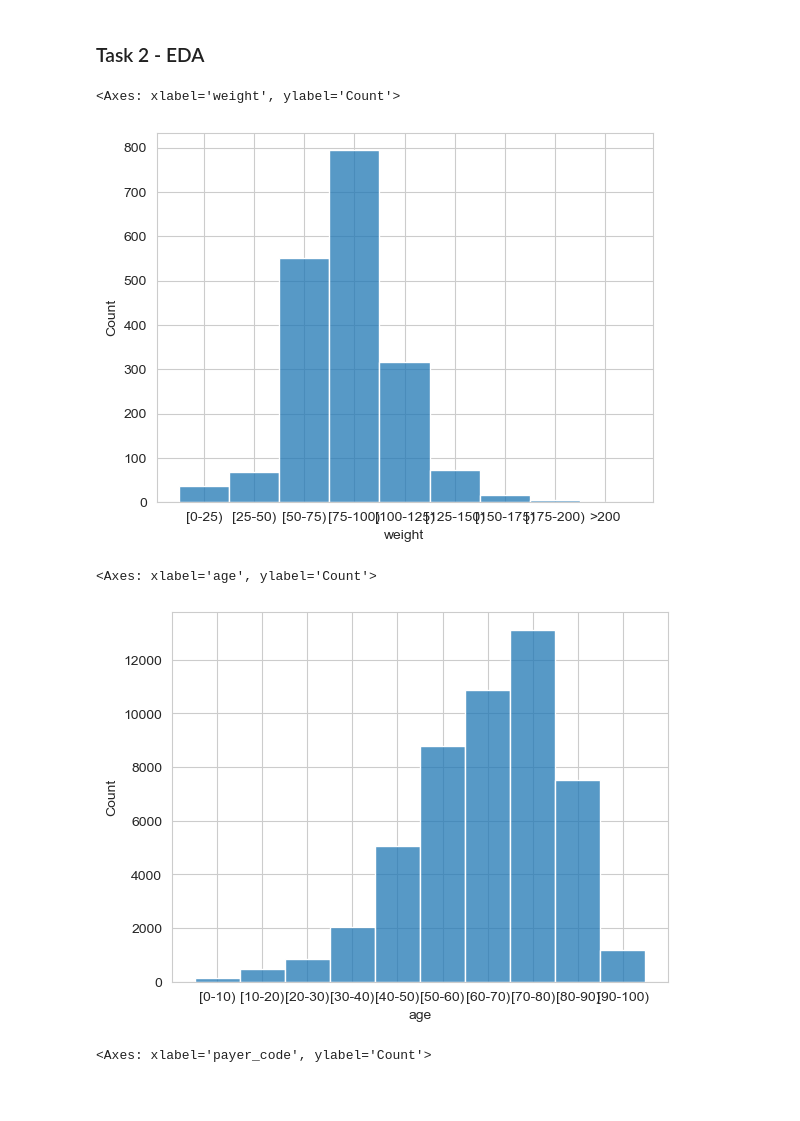
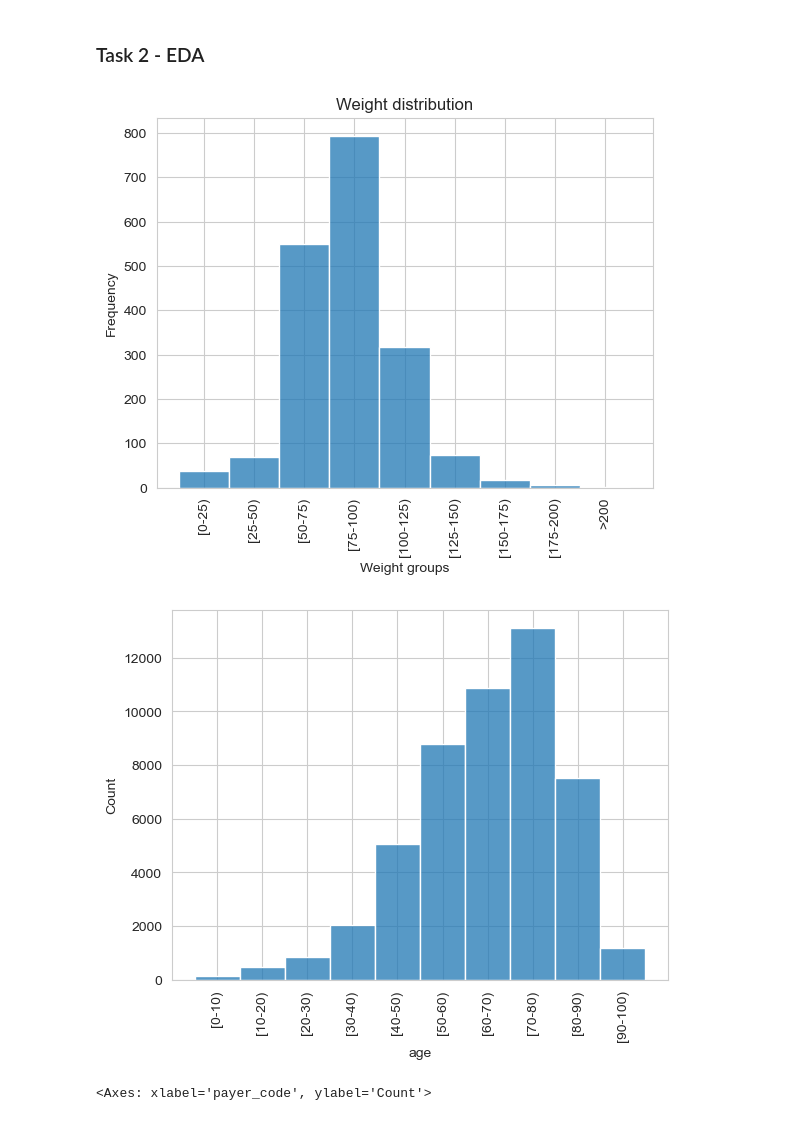
Before and after one commit to johnmarquess/IFN509, a Jupyter notebook: Assignment1_submission/assigment1_analysis.ipynb, the cells around one changed output. Saved outputs shown, nothing was run; the diff lists cells and outputs as text; code cells hidden in the pictures; blank space fills up the shorter version.

```diff
--- a/Assignment1_submission/assigment1_analysis.ipynb
+++ b/Assignment1_submission/assigment1_analysis.ipynb
@@ -138,7 +138,11 @@ import seaborn as sns
 # %% [markdown]
 ### Task 2 - EDA
 # %%
-sns.histplot(d1_copy['weight'], bins=6)
+sns.histplot(d1_copy['weight'])
+plt.title('Weight distribution')
+plt.xlabel('Weight groups')
+plt.ylabel('Frequency')
+
+plt.xticks(rotation=90);
 # %% [output]
-<Axes: xlabel='weight', ylabel='Count'>
-[figure, old version]
+[figure, new version]
@@ -147,8 +149,8 @@ sns.histplot(d1_copy['weight'], bins=6)
 # %%
-sns.histplot(d1_copy['age'], bins=6)
+sns.histplot(d1_copy['age'])
+plt.xticks(rotation=90);
 # %% [output]
-<Axes: xlabel='age', ylabel='Count'>
-[figure, old version]
+[figure, new version]
 # %%
 sns.histplot(d1_copy['payer_code'], bins=6)
 # %% [output]
```
Also changed, not shown: parts of 1 cell of this notebook.
